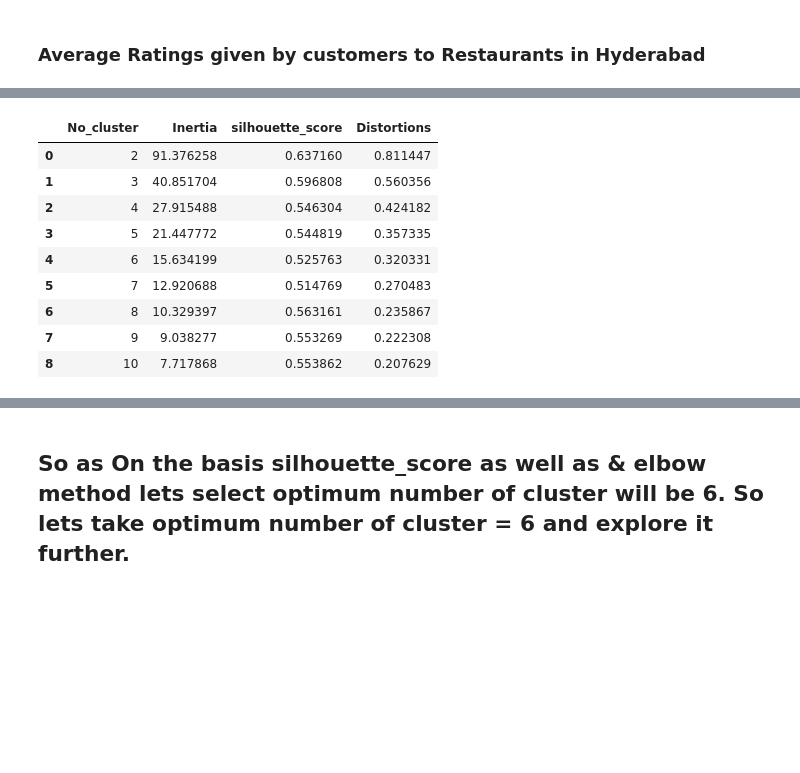
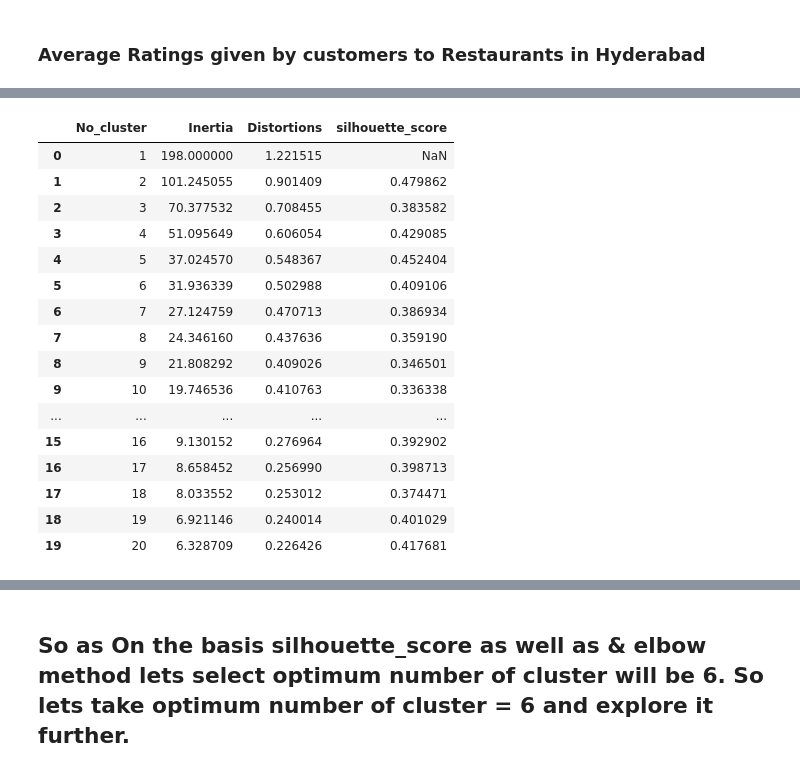
Before and after one commit to Nandeesh-U/ZOMATO-RESTAURANT-CLUSTERING-AND-SENTIMENT-ANALYSIS, a Jupyter notebook: ZOMATO_RESTAURANT_CLUSTERING_AND_SENTIMENT_ANALYSIS.ipynb, the cells around one changed output, grey strips where cells are left out. Drawn from its saved outputs; the diff is of its cells as text; code cells hidden in the pictures; blank space fills up the shorter version.

```diff
--- a/ZOMATO_RESTAURANT_CLUSTERING_AND_SENTIMENT_ANALYSIS.ipynb
+++ b/ZOMATO_RESTAURANT_CLUSTERING_AND_SENTIMENT_ANALYSIS.ipynb
@@ -1452,0 +1827,10 @@ clust1.dropna(inplace=True)
+# %%
+# Variables list for clustering
+clust_vars = ['Restaurant',
+              'Cost',
+              'Avg_Rating']
+# %%
+clust_df = merged_df[clust_vars]
+clust_df = clust_df.set_index('Restaurant')
+clust_df.dropna(inplace=True)
+clust_df.head()
@@ -1454,5 +1846,5 @@ clust1.dropna(inplace=True)
 # Lets standerdize the each features for Uniformity of values in formation of cluster
 from sklearn.preprocessing import StandardScaler
 sc=StandardScaler()
-cluster=sc.fit_transform(clust1)
-new_df = pd.DataFrame(cluster , columns= clust1.columns.to_list())
+clust_arr=sc.fit_transform(clust_df)
+clust_df = pd.DataFrame(clust_arr , columns= clust_df.columns.to_list())
@@ -1465,34 +1881,40 @@ from scipy.spatial.distance import cdist
 # %%
-#  Lets fit K-means clustering algorithms for diiffernt clusters and storing the values of different metrices in an empty lists
+#  Lets fit K-means clustering algorithm
 inertia=[]
 silhouette_scorelist = []
 distortions = []
-for i in range(1,11):
+for i in range(1,21):
   kmeans= KMeans(n_clusters = i,init="k-means++")
-  kmeans.fit(new_df)
+  kmeans.fit(clust_df)
   inertia.append(kmeans.inertia_)
-  y_kmeans = kmeans.predict(new_df)
-  distortions.append(sum(np.min(cdist(new_df, kmeans.cluster_centers_,
-                                        'euclidean'), axis=1)) / new_df.shape[0])
+  y_kmeans = kmeans.predict(clust_df)
+  distortions.append(sum(np.min(cdist(clust_df, kmeans.cluster_centers_,
+                                        'euclidean'), axis=1)) / clust_df.shape[0])
   if i >1:
-    silhouette_avg = silhouette_score(new_df, y_kmeans)
+    silhouette_avg = silhouette_score(clust_df, y_kmeans)
     silhouette_scorelist.append(silhouette_avg)
 # %%
 # Lets from dataframe of different Metrices like Inertia, distortion & silhouette_score
-df= pd.DataFrame({'No_cluster': range(1,11),'Inertia' : inertia, 'Distortions' : distortions})
-df1= pd.DataFrame({'No_cluster': range(2,11),'Inertia' : inertia[1:], 'silhouette_score': silhouette_scorelist , 'Distortions' : distortions[1:]})
-df1
+df= pd.DataFrame({'No_cluster': range(1,21),'Inertia' : inertia, 'Distortions' : distortions, 'silhouette_score': [np.nan]+silhouette_scorelist})
+df
 # %% [output]
-|  | No_cluster | Inertia | silhouette_score | Distortions |
-| 0 | 2 | 91.376258 | 0.637160 | 0.811447 |
-| 1 | 3 | 40.851704 | 0.596808 | 0.560356 |
-| 2 | 4 | 27.915488 | 0.546304 | 0.424182 |
-| 3 | 5 | 21.447772 | 0.544819 | 0.357335 |
-| 4 | 6 | 15.634199 | 0.525763 | 0.320331 |
-| 5 | 7 | 12.920688 | 0.514769 | 0.270483 |
-| 6 | 8 | 10.329397 | 0.563161 | 0.235867 |
-| 7 | 9 | 9.038277 | 0.553269 | 0.222308 |
-| 8 | 10 | 7.717868 | 0.553862 | 0.207629 |
+|  | No_cluster | Inertia | Distortions | silhouette_score |
+| 0 | 1 | 198.000000 | 1.221515 | NaN |
+| 1 | 2 | 101.245055 | 0.901409 | 0.479862 |
+| 2 | 3 | 70.377532 | 0.708455 | 0.383582 |
+| 3 | 4 | 51.095649 | 0.606054 | 0.429085 |
+| 4 | 5 | 37.024570 | 0.548367 | 0.452404 |
+| 5 | 6 | 31.936339 | 0.502988 | 0.409106 |
+| 6 | 7 | 27.124759 | 0.470713 | 0.386934 |
+| 7 | 8 | 24.346160 | 0.437636 | 0.359190 |
+| 8 | 9 | 21.808292 | 0.409026 | 0.346501 |
+| 9 | 10 | 19.746536 | 0.410763 | 0.336338 |
+| ... | ... | ... | ... | ... |
+| 15 | 16 | 9.130152 | 0.276964 | 0.392902 |
+| 16 | 17 | 8.658452 | 0.256990 | 0.398713 |
+| 17 | 18 | 8.033552 | 0.253012 | 0.374471 |
+| 18 | 19 | 6.921146 | 0.240014 | 0.401029 |
+| 19 | 20 | 6.328709 | 0.226426 | 0.417681 |
 # %%
 # Lets find optimal value of Number of Cluster (k) using Elbow Method.
 plt.figure(figsize = (10,7))
```
Also changed, not shown: parts of 127 cells of this notebook.
